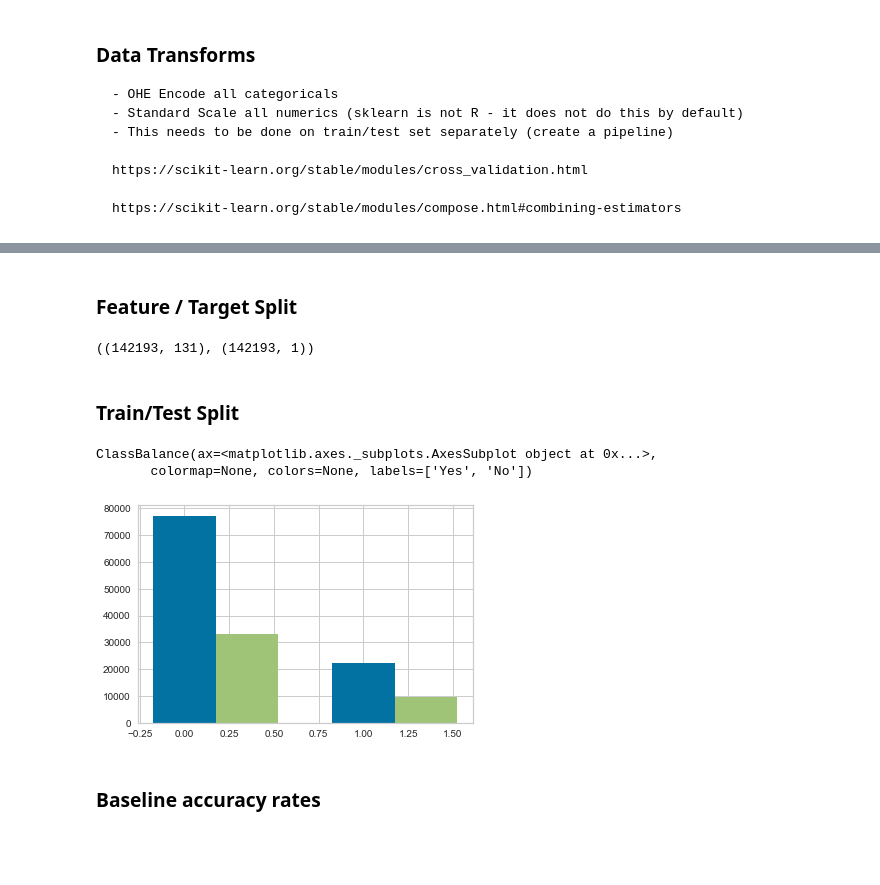
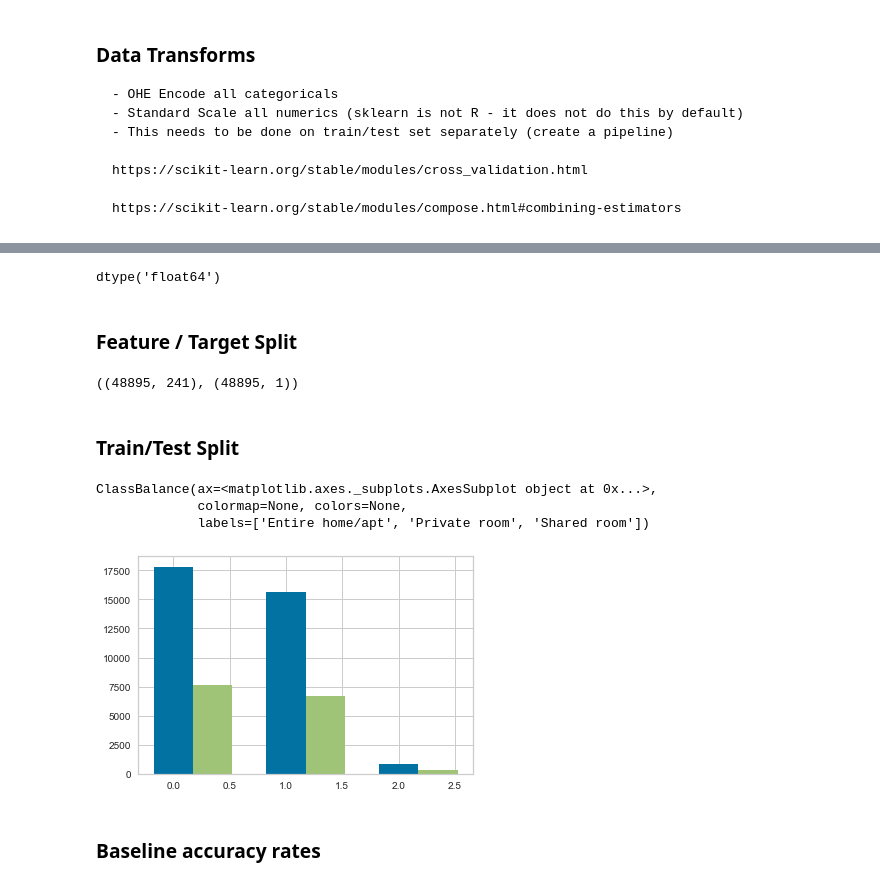
Before and after one commit to fastest-parrot/ml1-lab1, a Jupyter notebook: sk_eda_airbnb.ipynb, the cells around one changed output, grey strips where cells are left out. Cells and saved outputs as stored; diff of their text form; code cells hidden in the pictures; blank space fills up the shorter version.

```diff
--- a/sk_eda_airbnb.ipynb
+++ b/sk_eda_airbnb.ipynb
@@ -146,0 +168,2 @@ array([[<matplotlib.axes._subplots.AxesSubplot object at 0x...>,
+# %%
+data.drop(columns=['id', 'name', 'host_id', 'host_name'], inplace=True)
@@ -147,3 +184,9 @@ array([[<matplotlib.axes._subplots.AxesSubplot object at 0x...>,
+# %%
+data['price'] = data['price'].astype('float')
+data['minimum_nights'] = data['minimum_nights'].astype('float')
+data['number_of_reviews'] = data['number_of_reviews'].astype('float')
+data['calculated_host_listings_count'] = data['calculated_host_listings_count'].astype('float')
+data['availability_365'] = data['availability_365'].astype('float')
 # %%
 data[data.price < 1000]['price'].hist(by=data['neighbourhood_group'])
 # %% [output]
@@ -375,20 +413,32 @@ Temp3pm was Standard Scaled
+# %%
+data_final.dtypes['availability_365']
+# %% [output]
+dtype('float64')
+# %%
+room_types = {
+    'Entire home/apt':1,
+    'Private room':2,
+    'Shared room': 3
+}
+data_final['Response'] = data_final.apply(lambda x: room_types[x.room_type], axis=1)
 # %% [markdown]
 ### Feature / Target Split
 # %%
-features, target =  data_final.drop(columns=['Response','RainTomorrow_No','RainTomorrow_Yes']), data_final.loc[:,['Response']]
+features, target =  data_final.drop(columns=['Response']), data_final.loc[:,['Response']]
 features.shape, target.shape
 # %% [output]
-((142193, 131), (142193, 1))
+((48895, 241), (48895, 1))
 # %% [markdown]
 ### Train/Test Split
 # %%
 X_train, X_test, y_train, y_test = train_test_split(features, target, test_size=0.3, random_state=0)
-classes_test = ClassBalance(labels=['Yes', 'No'])
+classes_test = ClassBalance(labels=['Entire home/apt', 'Private room', 'Shared room'])
 classes_test.fit(y_train['Response'], y_test['Response'])
 # %% [output]
 ClassBalance(ax=<matplotlib.axes._subplots.AxesSubplot object at 0x...>,
-       colormap=None, colors=None, labels=['Yes', 'No'])
+             colormap=None, colors=None,
+             labels=['Entire home/apt', 'Private room', 'Shared room'])
-[figure, old version]
+[figure, new version]
 # %% [markdown]
 ### Baseline accuracy rates
 # %%
```
Also changed, not shown: parts of 17 cells of this notebook.
